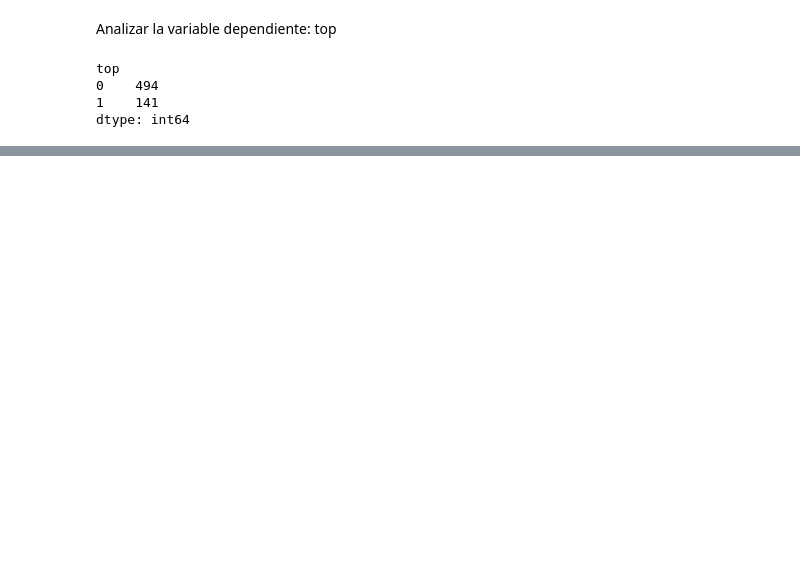
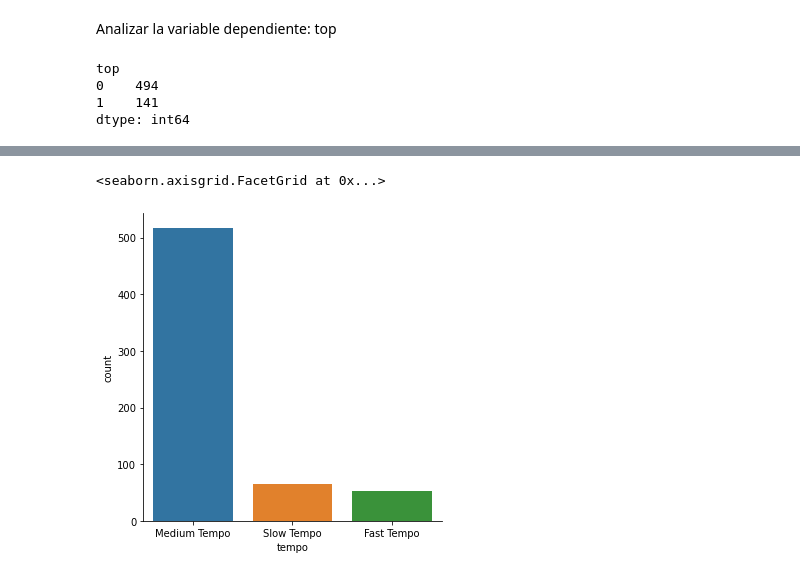
Before and after one commit to CesarCasasola/MachineLearningPython, a Jupyter notebook: DecisionTree-Billboard-SciKit.ipynb, the cells around one changed output, grey strips where cells are left out. Drawn from its saved outputs; the diff is of its cells as text; code cells hidden in the pictures; blank space fills up the shorter version.

```diff
--- a/DecisionTree-Billboard-SciKit.ipynb
+++ b/DecisionTree-Billboard-SciKit.ipynb
@@ -49,0 +64,5 @@ dtype: int64
+# %%
+sb.catplot(x='tempo', data=artistas_billboard, kind='count')
+# %% [output]
+<seaborn.axisgrid.FacetGrid at 0x...>
+[figure, added]
```
Also changed, not shown: parts of 18 cells of this notebook.
